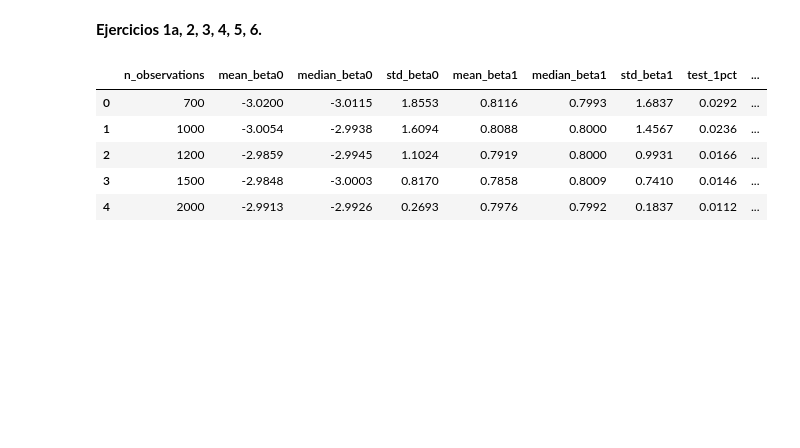
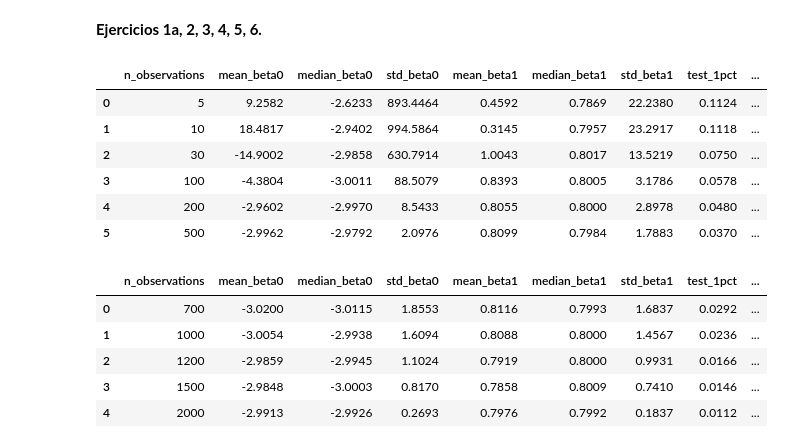
Before and after one commit to DavidGuzzi/MECMT05, a Jupyter notebook: Guzzi3649.ipynb, the cells around one changed output. Cells and saved outputs as stored; diff of their text form; code cells hidden in the pictures; blank space fills up the shorter version.

```diff
--- a/Guzzi3649.ipynb
+++ b/Guzzi3649.ipynb
@@ -311,6 +311,15 @@ def simulate_gls(n_samples: int, n_observations: int, beta_0_true: float, beta_1
 **Ejercicios 1a, 2, 3, 4, 5, 6.**
 # %%
 # Se generan 5.000 muestras para 5N = 5, 10, 30, 100, 200, 500. Se fija beta_0 = -3 y beta_1 = 0.8, y se obtienen estadísticas descriptivas. Se evalúa H0: beta_1 = 0.8 (tamaño del test).
-simulate_fgls(n_samples=5000, n_observations_list=[5, 10, 30, 100, 200, 500], beta_0_true=-3, beta_1_true=0.8, beta1_H0=0.8)
+df_1 = simulate_fgls(n_samples=5000, n_observations_list=[5, 10, 30, 100, 200, 500], beta_0_true=-3, beta_1_true=0.8, beta1_H0=0.8)
+df_1
+# %% [output]
+|  | n_observations | mean_beta0 | median_beta0 | std_beta0 | mean_beta1 | median_beta1 | std_beta1 | test_1pct | ... |
+| 0 | 5 | 9.2582 | -2.6233 | 893.4464 | 0.4592 | 0.7869 | 22.2380 | 0.1124 | ... |
+| 1 | 10 | 18.4817 | -2.9402 | 994.5864 | 0.3145 | 0.7957 | 23.2917 | 0.1118 | ... |
+| 2 | 30 | -14.9002 | -2.9858 | 630.7914 | 1.0043 | 0.8017 | 13.5219 | 0.0750 | ... |
+| 3 | 100 | -4.3804 | -3.0011 | 88.5079 | 0.8393 | 0.8005 | 3.1786 | 0.0578 | ... |
+| 4 | 200 | -2.9602 | -2.9970 | 8.5433 | 0.8055 | 0.8000 | 2.8978 | 0.0480 | ... |
+| 5 | 500 | -2.9962 | -2.9792 | 2.0976 | 0.8099 | 0.7984 | 1.7883 | 0.0370 | ... |
 # %%
 # Adicionalmente, se generan 5.000 muestras para 5N = 700, 1000, 1200, 1500, 2000 para observar en qué tamaño de muestra se obtiene un tamaño de test más cercano al nivel de significancia.
```
Also changed, not shown: parts of 6 cells of this notebook.
